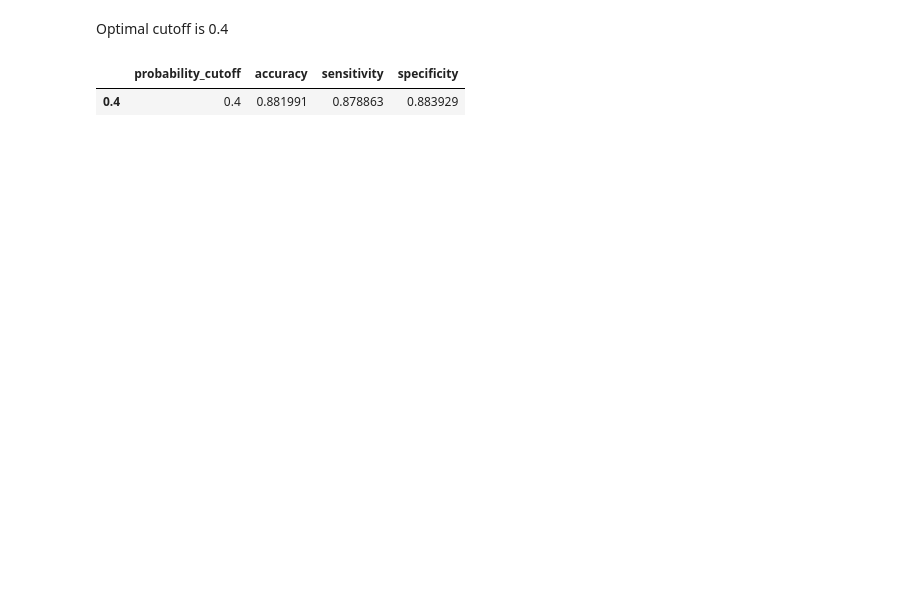
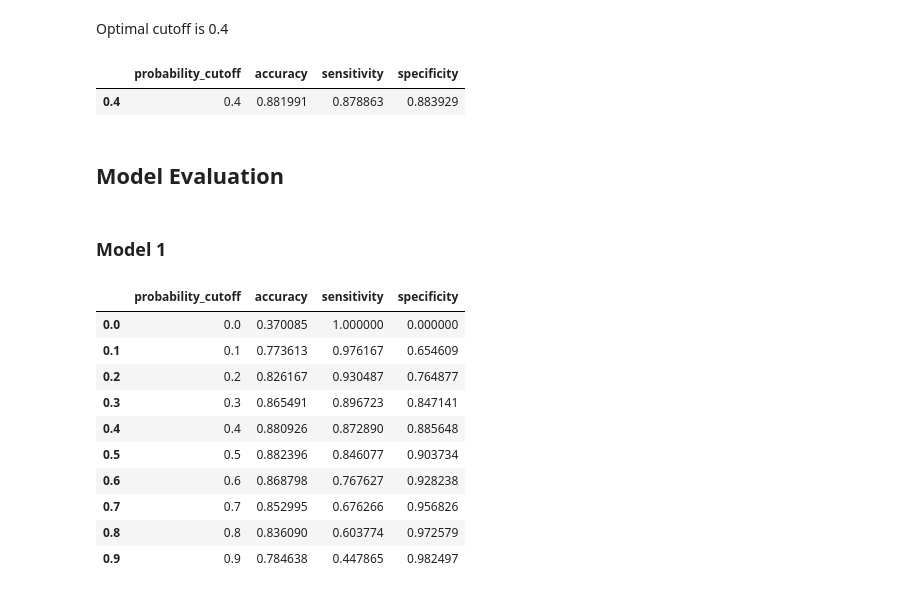
Before and after one commit to SachinShekhar/Lead-Scoring-Case-Study, a Jupyter notebook: Case Study.ipynb, the cells around one changed output. Drawn from its saved outputs; the diff is of its cells as text; code cells hidden in the pictures; blank space fills up the shorter version.

```diff
--- a/Case Study.ipynb
+++ b/Case Study.ipynb
@@ -1137,3 +1137,5 @@ perf_1.loc[[cutoff_1]]
 # %% [output]
 |  | probability_cutoff | accuracy | sensitivity | specificity |
 | 0.4 | 0.4 | 0.881991 | 0.878863 | 0.883929 |
+# %% [markdown]
+## Model Evaluation
@@ -1139,0 +1149,17 @@ perf_1.loc[[cutoff_1]]
+# %% [markdown]
+### Model 1
+# %%
+test_perf_1 = model_performance(model_1, X_test[X_train_1.columns], y_test)
+test_perf_1
+# %% [output]
+|  | probability_cutoff | accuracy | sensitivity | specificity |
+| 0.0 | 0.0 | 0.370085 | 1.000000 | 0.000000 |
+| 0.1 | 0.1 | 0.773613 | 0.976167 | 0.654609 |
+| 0.2 | 0.2 | 0.826167 | 0.930487 | 0.764877 |
+| 0.3 | 0.3 | 0.865491 | 0.896723 | 0.847141 |
+| 0.4 | 0.4 | 0.880926 | 0.872890 | 0.885648 |
+| 0.5 | 0.5 | 0.882396 | 0.846077 | 0.903734 |
+| 0.6 | 0.6 | 0.868798 | 0.767627 | 0.928238 |
+| 0.7 | 0.7 | 0.852995 | 0.676266 | 0.956826 |
+| 0.8 | 0.8 | 0.836090 | 0.603774 | 0.972579 |
+| 0.9 | 0.9 | 0.784638 | 0.447865 | 0.982497 |
```
Also changed, not shown: parts of 12 cells of this notebook.
